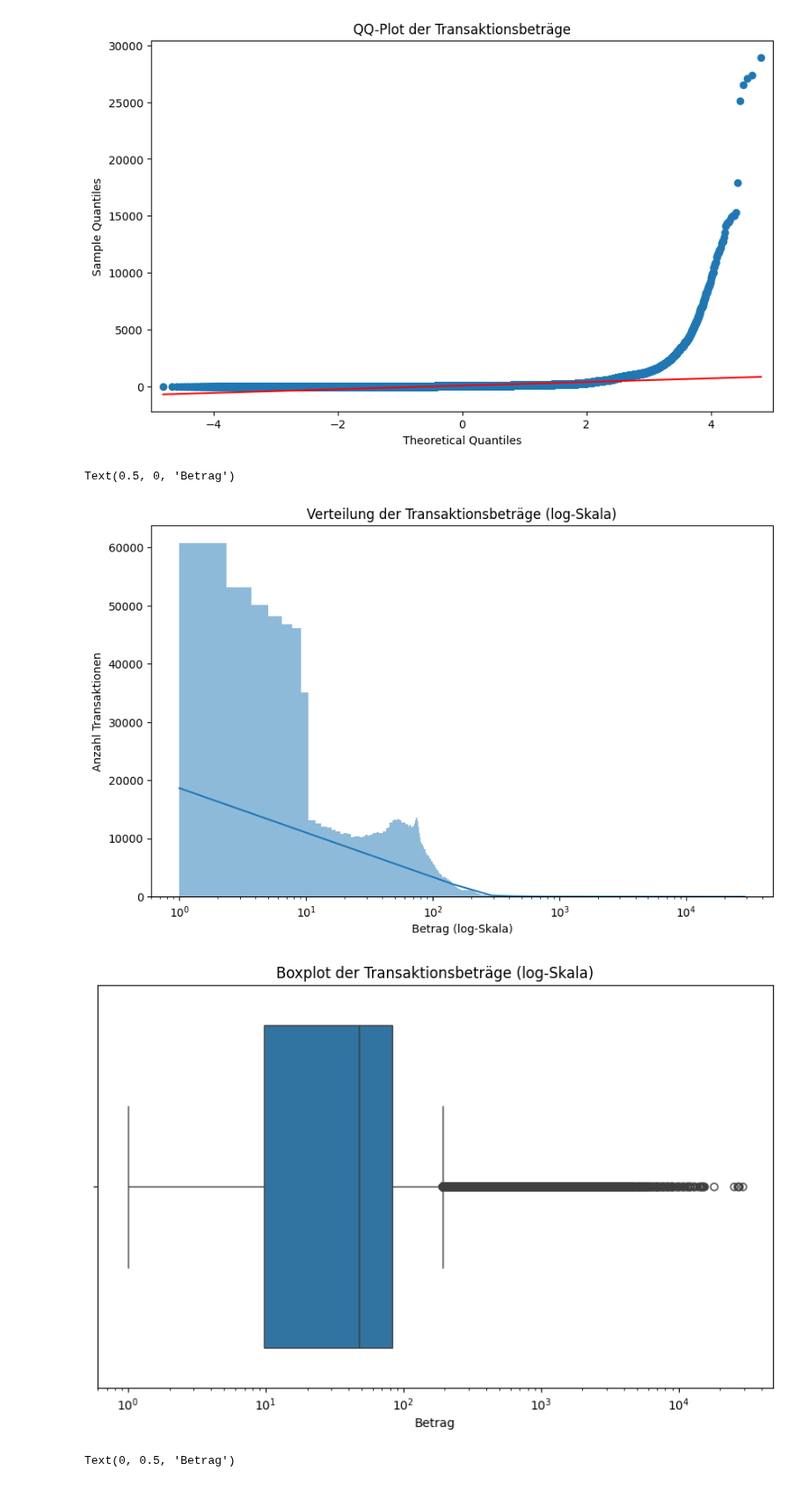
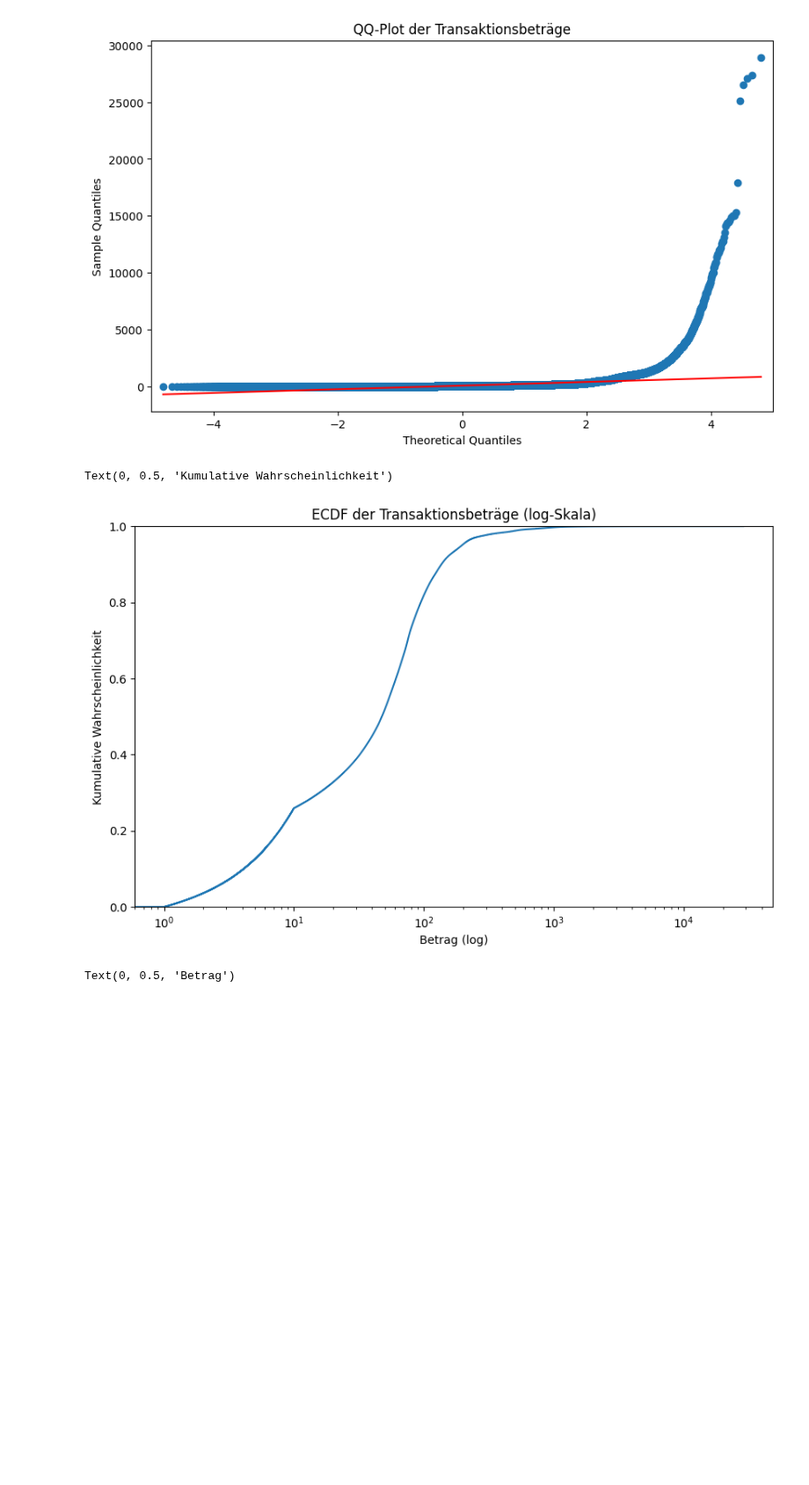
Before and after one commit to philethaler/Statistik-Datenbank, a Jupyter notebook: Analyse_3.ipynb, the cells around one changed output. Shown at 88% size. Cells and saved outputs as stored; diff of their text form; code cells hidden in the pictures; blank space fills up the shorter version.

```diff
--- a/Analyse_3.ipynb
+++ b/Analyse_3.ipynb
@@ -144,23 +164,16 @@ plt.title("QQ-Plot der Transaktionsbeträge")
 # %% [output]
 Text(0.5, 1.0, 'QQ-Plot der Transaktionsbeträge')
 [figure]
-# %%
-# Logarithmische Skala für die Beträge damit man die Verteilung besser sieht
-sns.histplot(ds['amt'], bins='fd', kde=True)
-plt.xscale('log')
-plt.title("Verteilung der Transaktionsbeträge (log-Skala)")
-plt.xlabel("Betrag (log-Skala)")
-plt.ylabel("Anzahl Transaktionen")
-
-plt.figure()
-sns.boxplot(x=ds['amt'])
-plt.xscale('log')
-plt.title("Boxplot der Transaktionsbeträge (log-Skala)")
-plt.xlabel("Betrag")
-# %% [output]
-Text(0.5, 0, 'Betrag')
-[figure, removed]
-[figure, removed]
+# %%
+plt.figure()
+sns.ecdfplot(data=ds, x='amt')
+plt.xscale('log')
+plt.title("ECDF der Transaktionsbeträge (log-Skala)")
+plt.xlabel("Betrag (log)")
+plt.ylabel("Kumulative Wahrscheinlichkeit")
+# %% [output]
+Text(0, 0.5, 'Kumulative Wahrscheinlichkeit')
+[figure, added]
 # %%
 plt.figure(figsize=(20, 6))
 sns.boxplot(data=ds, x='category', y='amt')
```
Also changed, not shown: parts of 8 cells of this notebook.
